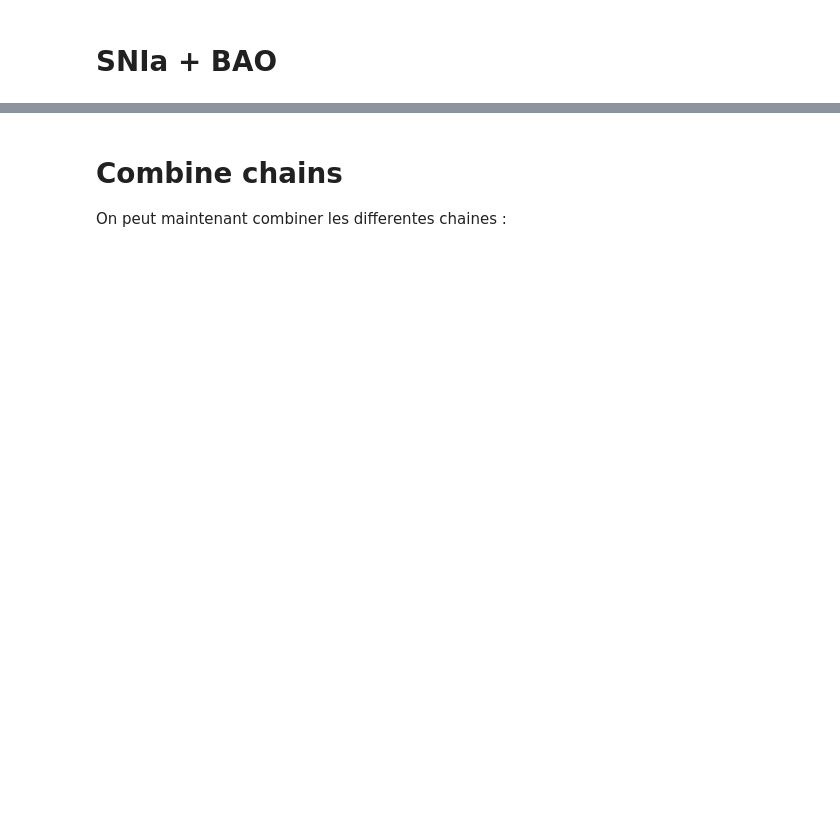
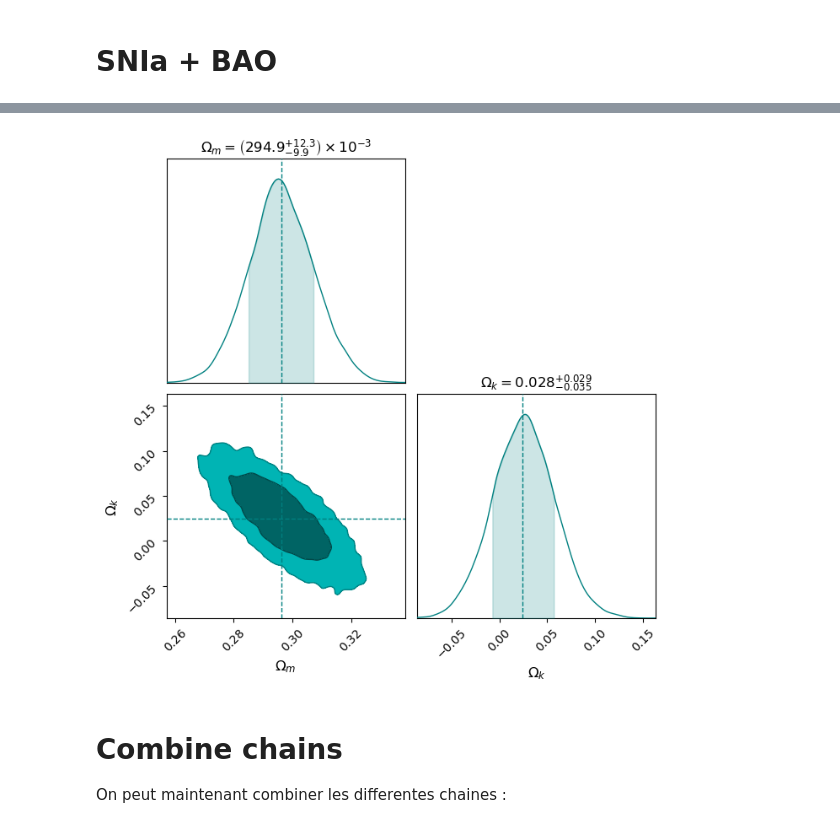
Before and after one commit to blhuillier/Olympiades, a Jupyter notebook: Data/run_MCMC.ipynb, the cells around one changed output, grey strips where cells are left out. Drawn from its saved outputs; the diff is of its cells as text; code cells hidden in the pictures; blank space fills up the shorter version.

```diff
--- a/Data/run_MCMC.ipynb
+++ b/Data/run_MCMC.ipynb
@@ -50,14 +50,15 @@ except:
 # %%
 do_SN = True
 do_BAO = True
-do_MCMC = True
+do_MCMC = False
 do_all = True
 
 
-print(mcolors.CSS4_COLORS["crimson"])  # Output: #DC143C
-col_all = mcolors.CSS4_COLORS["crimson"]
+# print(mcolors.CSS4_COLORS["crimson"])  # Output: #DC143C
+col_all = mcolors.CSS4_COLORS["teal"]
+
 col_bao = 'indigo'
-col_sn = 'cyan'
+col_sn = mcolors.CSS4_COLORS["firebrick"]
 # %%
 # Sound Horizon at drag epoch -- the physical size of the BAO
 rd = 147.1 * u.Mpc
@@ -341,28 +383,33 @@ if do_all:
 # %%
 if do_all:
-  ndim = len(res_all.x)
-  # initialize
-  nwalkers = 12
-  niter = 5000
-  # p0 = res_sn.x[:,np.newaxis] * np.random.normal(1,0.1,(ndim,nwalkers))
-  p0 = res_all.x[np.newaxis,:] * np.random.normal(1,0.1,(nwalkers,ndim))
+    if do_MCMC:
+        ndim = len(res_all.x)
+        # initialize
+        nwalkers = 12
+        niter = 5000
+        # p0 = res_sn.x[:,np.newaxis] * np.random.normal(1,0.1,(ndim,nwalkers))
+        p0 = res_all.x[np.newaxis,:] * np.random.normal(1,0.1,(nwalkers,ndim))
 
-  sampler_all = emcee.EnsembleSampler(nwalkers=nwalkers,ndim=ndim , log_prob_fn=lnP, args=(dic_bounds,bao,pantheon), )
-  sampler_all.run_mcmc(p0, niter, progress=True);
+        sampler_all = emcee.EnsembleSampler(nwalkers=nwalkers,ndim=ndim , log_prob_fn=lnP, args=(dic_bounds,bao,pantheon), )
+        sampler_all.run_mcmc(p0, niter, progress=True);
 # %%
 if do_all:
 
     # Define parameter names (match order in theta)
     params_all = [r"$\Omega_m$", r"$\Omega_k$", r"$r_d$",r"$M_B$"]
 
     chain_all = Chain.from_emcee(sampler_all, params_bao[:2], "BAO+SNIa", discard=200, thin=2,color=col_all)
     c = ChainConsumer().add_chain(chain_all)
     truth_all = Truth(
         location = {param: val for param,val in zip(params_all,res_all.x)},
         color=col_all
     )
     c.add_truth(truth_all)
-    fig=c.plotter.plot()
+    # c.add
+    fig=c.plotter.plot(filename="baosn.png")
+    # fig.savefig(,dpi=300)
+# %% [output]
+[figure, added]
 # %% [markdown]
 # Combine chains
 
```
Also changed, not shown: parts of 9 cells of this notebook, 1 other file.
